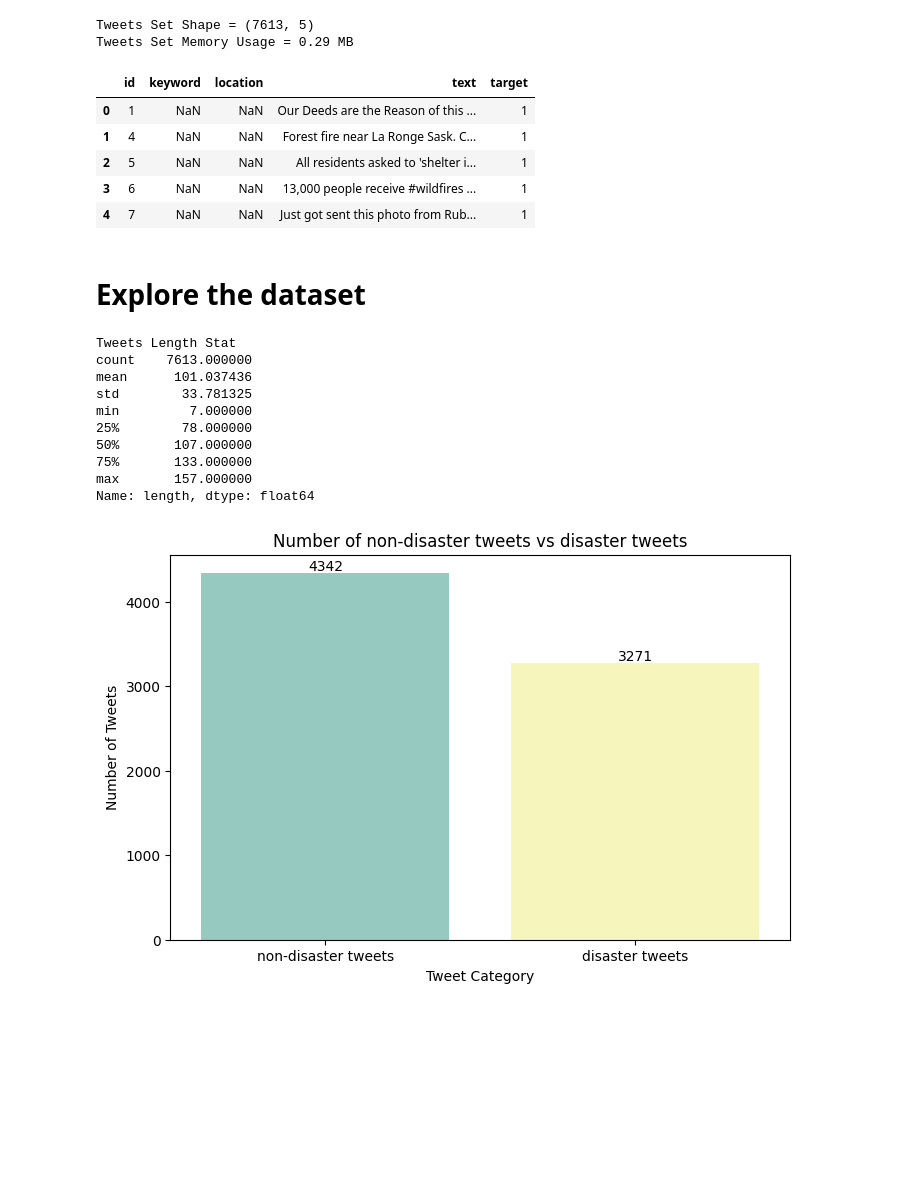
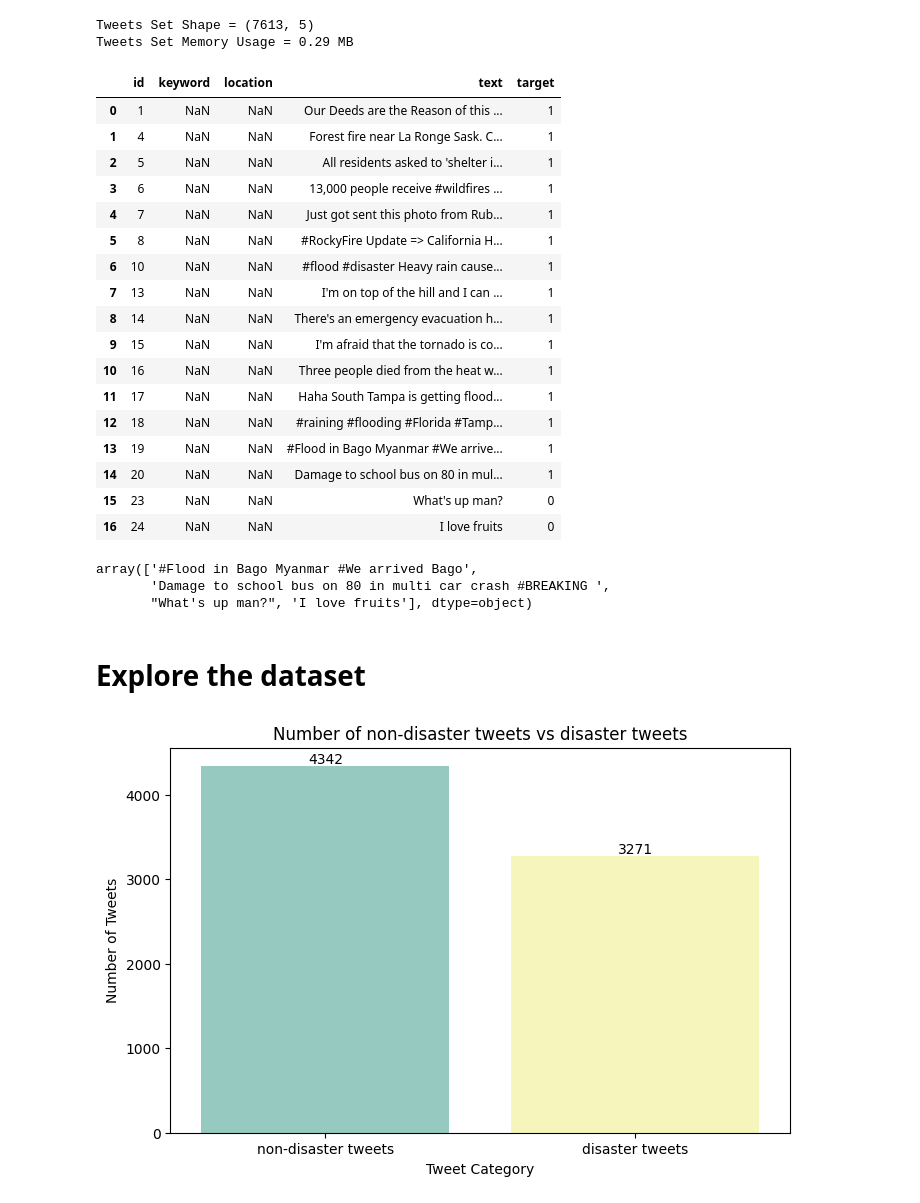
Before and after one commit to aaudevart/devoxx2025-BERT, a Jupyter notebook: disaster-tweets/kerasnlp-starter-notebook-disaster-tweets.ipynb, the cells around one changed output. Drawn from its saved outputs; the diff is of its cells as text; code cells hidden in the pictures; blank space fills up the shorter version.

```diff
--- a/disaster-tweets/kerasnlp-starter-notebook-disaster-tweets.ipynb
+++ b/disaster-tweets/kerasnlp-starter-notebook-disaster-tweets.ipynb
@@ -74,32 +75,34 @@ print('Tweets Set Memory Usage = {:.2f} MB'.format(df_tweets.memory_usage().sum(
 Tweets Set Shape = (7613, 5)
 Tweets Set Memory Usage = 0.29 MB
 # %%
-df_tweets.head()
+df_tweets.head(17)
 # %% [output]
 |  | id | keyword | location | text | target |
 | 0 | 1 | NaN | NaN | Our Deeds are the Reason of this ... | 1 |
 | 1 | 4 | NaN | NaN | Forest fire near La Ronge Sask. C... | 1 |
 | 2 | 5 | NaN | NaN | All residents asked to 'shelter i... | 1 |
 | 3 | 6 | NaN | NaN | 13,000 people receive #wildfires ... | 1 |
 | 4 | 7 | NaN | NaN | Just got sent this photo from Rub... | 1 |
+| 5 | 8 | NaN | NaN | #RockyFire Update => California H... | 1 |
+| 6 | 10 | NaN | NaN | #flood #disaster Heavy rain cause... | 1 |
+| 7 | 13 | NaN | NaN | I'm on top of the hill and I can ... | 1 |
+| 8 | 14 | NaN | NaN | There's an emergency evacuation h... | 1 |
+| 9 | 15 | NaN | NaN | I'm afraid that the tornado is co... | 1 |
+| 10 | 16 | NaN | NaN | Three people died from the heat w... | 1 |
+| 11 | 17 | NaN | NaN | Haha South Tampa is getting flood... | 1 |
+| 12 | 18 | NaN | NaN | #raining #flooding #Florida #Tamp... | 1 |
+| 13 | 19 | NaN | NaN | #Flood in Bago Myanmar #We arrive... | 1 |
+| 14 | 20 | NaN | NaN | Damage to school bus on 80 in mul... | 1 |
+| 15 | 23 | NaN | NaN | What's up man? | 0 |
+| 16 | 24 | NaN | NaN | I love fruits | 0 |
+# %%
+df_tweets['text'][13:17].values
+# %% [output]
+array(['#Flood in Bago Myanmar #We arrived Bago',
+       'Damage to school bus on 80 in multi car crash #BREAKING ',
+       "What's up man?", 'I love fruits'], dtype=object)
 # %% [markdown]
 # Explore the dataset
-# %%
-df_tweets["length"] = df_tweets["text"].apply(lambda x : len(x))
-
-print("Tweets Length Stat")
-print(df_tweets["length"].describe())
-# %% [output]
-Tweets Length Stat
-count    7613.000000
-mean      101.037436
-std        33.781325
-min         7.000000
-25%        78.000000
-50%       107.000000
-75%       133.000000
-max       157.000000
-Name: length, dtype: float64
 # %%
 # Count Plot
 plt.figure(figsize=(8, 5))
```
Also changed, not shown: parts of 5 cells of this notebook, 1 other file.
